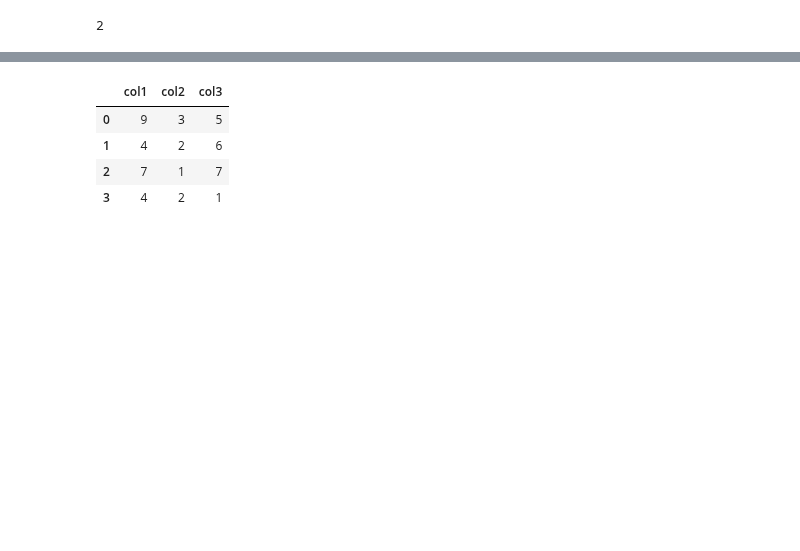
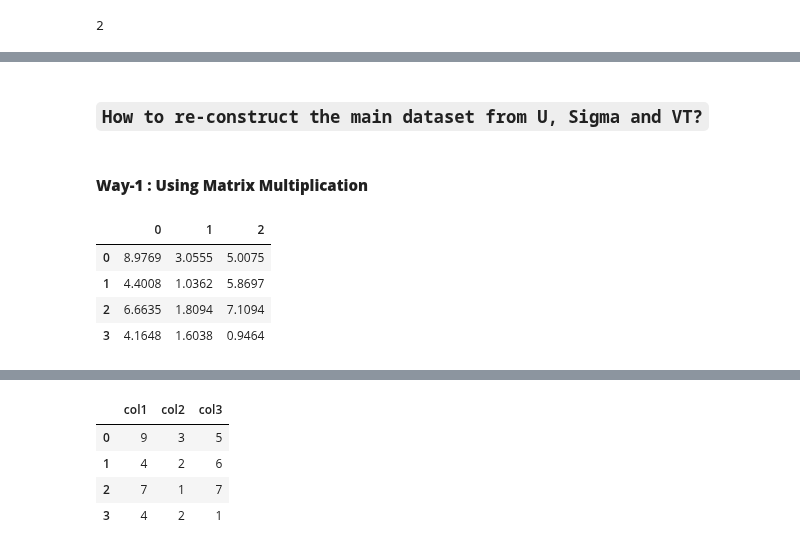
Before and after one commit to raj-shr-git/AAIC_Practice, a Jupyter notebook: ASSIGNMENTS/SA1_Dimensionality_Reduction.ipynb, the cells around one changed output, grey strips where cells are left out. Saved outputs shown, nothing was run; the diff lists cells and outputs as text; code cells hidden in the pictures; blank space fills up the shorter version.

```diff
--- a/ASSIGNMENTS/SA1_Dimensionality_Reduction.ipynb
+++ b/ASSIGNMENTS/SA1_Dimensionality_Reduction.ipynb
@@ -176,0 +183,3 @@ array([[10.56296122,  1.84937181],
+# %%
+VT_x2 = tsvd.components_     ## These are the values of VT's i.e. the EIGEN VECTORS
+VT_x2
@@ -176,0 +195,3 @@ array([[10.56296122,  1.84937181],
+# %%
+U_Sigma_x2 = X_transf        ## The fit_transform function returns us the product of U and Sigma's
+U_Sigma_x2
@@ -176,0 +207,13 @@ array([[10.56296122,  1.84937181],
+# %% [markdown]
+### **``How to re-construct the main dataset from U, Sigma and VT?``**
+# %% [markdown]
+#### **Way-1 : Using Matrix Multiplication**
+# %%
+retrv_x2 = pd.DataFrame(U_Sigma_x2 @ VT_x2).apply(lambda val : np.round(val,4))
+retrv_x2
+# %% [output]
+|  | 0 | 1 | 2 |
+| 0 | 8.9769 | 3.0555 | 5.0075 |
+| 1 | 4.4008 | 1.0362 | 5.8697 |
+| 2 | 6.6635 | 1.8094 | 7.1094 |
+| 3 | 4.1648 | 1.6038 | 0.9464 |
```
Also changed, not shown: parts of 77 cells of this notebook, 1 other file.
